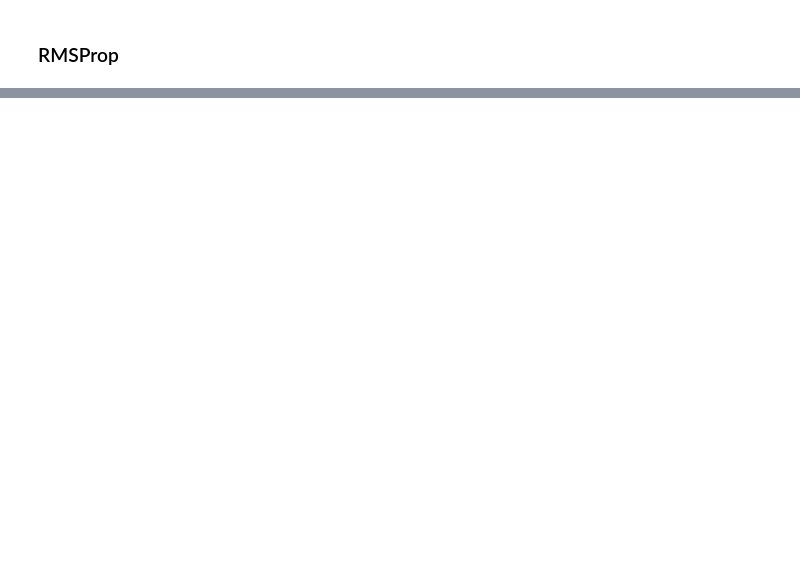
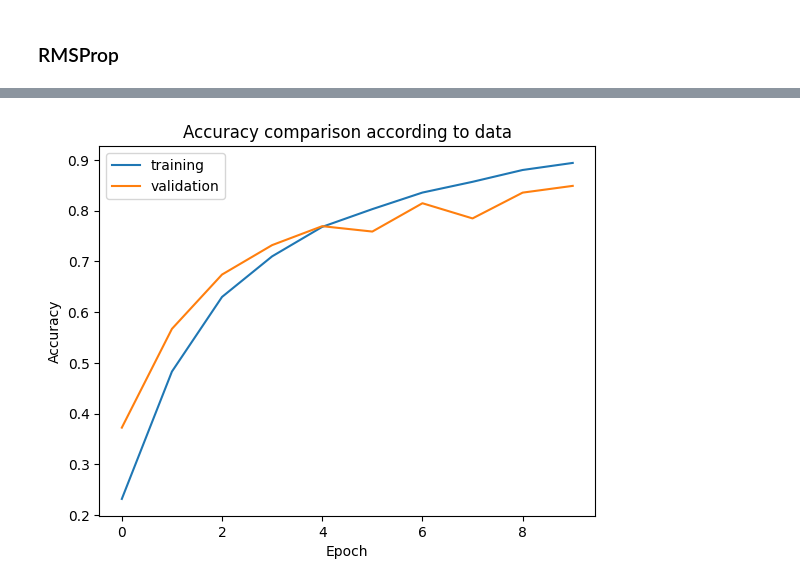
Before and after one commit to MilyangParkJaeHun/PapersWithCode, a Jupyter notebook: BackboneNetwork/InceptionV2-3/InceptionV2-3.ipynb, the cells around one changed output, grey strips where cells are left out. Saved outputs shown, nothing was run; the diff lists cells and outputs as text; code cells hidden in the pictures; blank space fills up the shorter version.

```diff
--- a/BackboneNetwork/InceptionV2-3/InceptionV2-3.ipynb
+++ b/BackboneNetwork/InceptionV2-3/InceptionV2-3.ipynb
@@ -499,7 +512,7 @@ losses = tf.keras.losses.CategoricalCrossentropy(
 ### RMSProp
 # %%
 optimizer = tf.keras.optimizers.RMSprop(
-    learning_rate=0.045, rho=0.9, epsilon=1.0,
+    learning_rate=0.045, epsilon=1.0,
     name='RMSprop',
 )
 # %%
@@ -529,11 +542,29 @@ callbacks = [
         os.path.join(model_dir, 'weights-epoch{epoch:02d}.h5')),
 ]
 # %%
-accuracy_metric = tf.metrics.SparseCategoricalAccuracy(name='acc')
-top5_accuracy_metric = tf.metrics.SparseTopKCategoricalAccuracy(k=5, name='top5_acc')
+accuracy_metric = tf.metrics.CategoricalAccuracy(name='acc')
+top5_accuracy_metric = tf.metrics.TopKCategoricalAccuracy(k=5, name='top5_acc')
 
-model.compile(optimizer=optimizer,
-             loss=[losses,
-                   losses],
-             loss_weights=[1, 0.4],
+model_v3.compile(optimizer=optimizer,
+             loss={'output': losses, 'aux_output': losses},
+             loss_weights={'output': 1,'aux_output': 0.4},
              metrics=[accuracy_metric, top5_accuracy_metric])
+# %%
+batch_size = 16
+num_epochs = 10
+# %%
+import math
+
+train_steps_per_epoch = math.ceil(num_train / batch_size)
+val_steps_per_epoch = math.ceil(num_val / batch_size)
+
+inception_v3_history = model_v3.fit(x = x_train,
+                        y = {"output": y_train,
+                             "aux_output": y_train},
+                        validation_data=(x_test,
+                            {"output": y_test,
+                             "aux_output": y_test}),
+                        epochs=num_epochs,
+                        steps_per_epoch=train_steps_per_epoch,
+                        validation_steps=val_steps_per_epoch,
+                        verbose=1, callbacks=callbacks)
@@ -539,0 +592,13 @@ model.compile(optimizer=optimizer,
+# %%
+import matplotlib.pyplot as plt
+
+plt.clf()
+plt.plot(inception_v3_history.history['output_acc'])
+plt.plot(inception_v3_history.history['val_output_acc'])
+plt.title('Accuracy comparison according to data')
+plt.xlabel('Epoch')
+plt.ylabel('Accuracy')
+plt.legend(['training', 'validation'], loc='upper left')
+plt.show()
+# %% [output]
+[figure, added]
```
Also changed, not shown: parts of 23 cells of this notebook.
